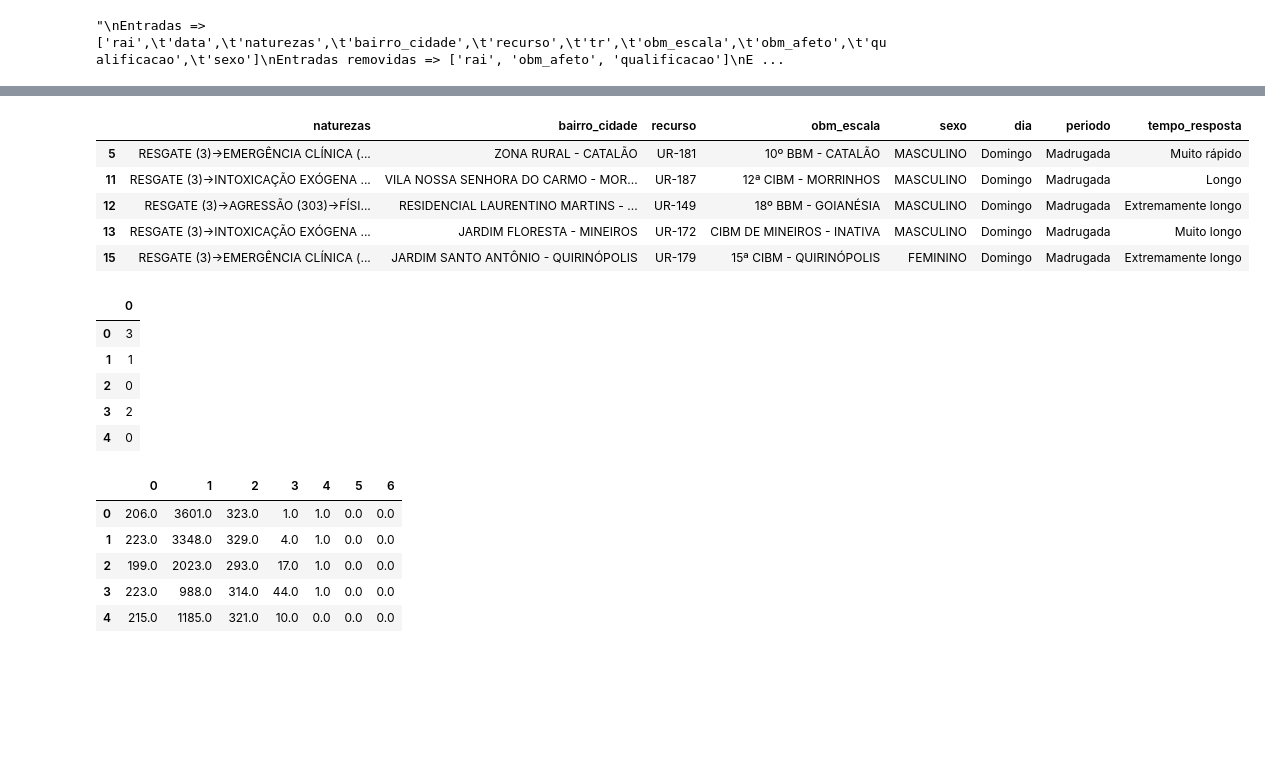
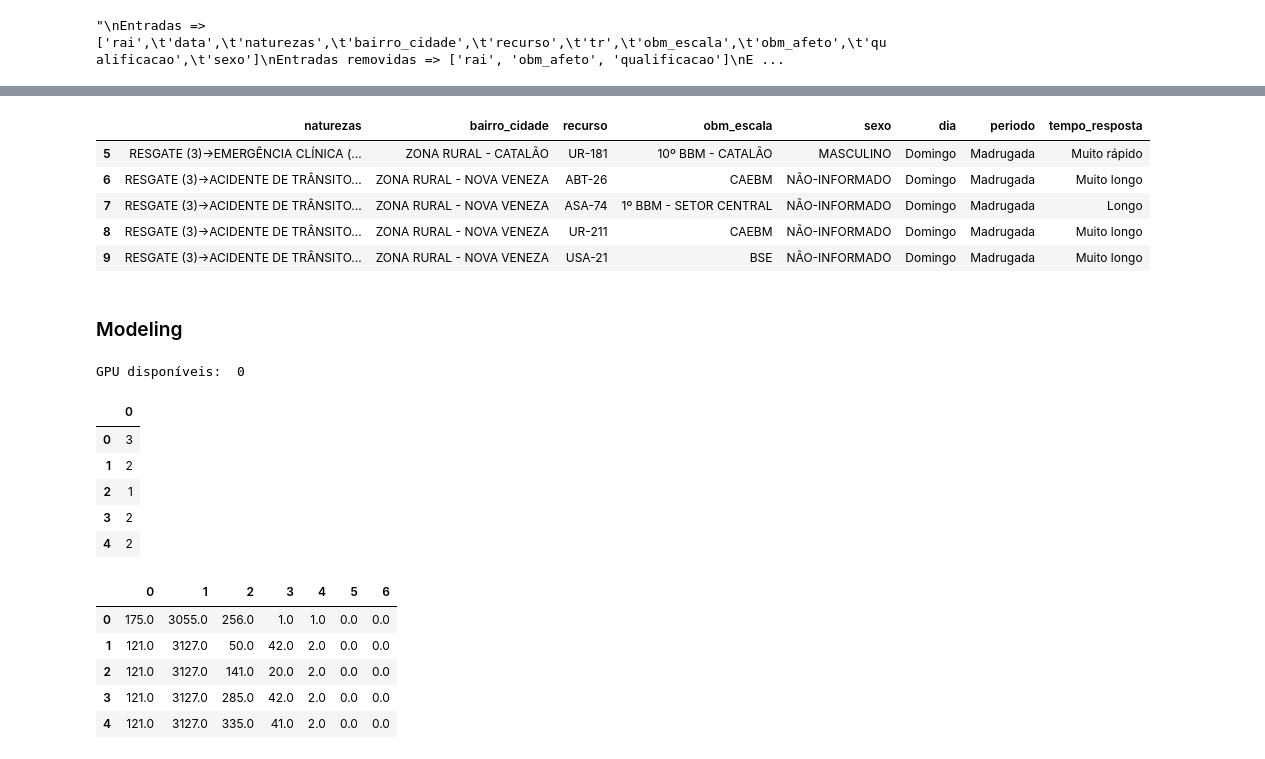
Before and after one commit to higoreller/pos_machine_learning, a Jupyter notebook: src/class/portfolio_project/occurrences_tr.ipynb, the cells around one changed output, grey strips where cells are left out. Cells and saved outputs as stored; diff of their text form; code cells hidden in the pictures; blank space fills up the shorter version.

```diff
--- a/src/class/portfolio_project/occurrences_tr.ipynb
+++ b/src/class/portfolio_project/occurrences_tr.ipynb
@@ -55,24 +103,14 @@ Entradas convertidas em outros dados:
 # %%
-# DATA PRE-PREPARATION
+# DATA PREPARATION
 file_path = '../../../dataset/occurrences.xlsx'
 
-df = pd.read_excel(file_path)
-df = df.drop(["rai", "obm_afeto", "qualificacao"], axis=1).loc[0:200000,:]
+df = pandas.read_excel(file_path)
+df = df.drop(["rai", "obm_afeto", "qualificacao"], axis=1).loc[0:100000,:]
 
 #REMOVING NULL VALUES
-df.loc[pd.isnull(df["data"])]
-df.loc[pd.isnull(df["naturezas"])]
-df.loc[pd.isnull(df["bairro_cidade"])]
-df.loc[pd.isnull(df["tr"])]
-df.loc[pd.isnull(df["obm_escala"])]
-df.loc[pd.isnull(df["sexo"])]
-
-df = df.loc[df["bairro_cidade"] != "(null)"]
-df = df.loc[df["recurso"] != "(null)"]
-df = df.loc[df["tr"] != "(null)"]
-df = df.loc[df["obm_escala"] != "(null)"]
-df = df.loc[df["sexo"] != "(null)"]
-df = df.loc[df["sexo"] != "NÃO-INFORMADO"]
+for column in df.columns:
+    df.loc[pandas.isnull(df[column])]
+    df = df.loc[df[column] != "(null)"]
 
 #TRANSFORMING "data" COLUMN INTO NEW COLUMNS "dia" e "periodo". ALSO TRANSFORMING "tr" COLUMN INTO "tempo_resposta" COLUMN
 
@@ -94,7 +132,6 @@ def period_of_day(timestamp):
         return period[2]
     elif 18 <= timestamp.hour < 24:
         return period[3]
-
 
 
 def response_time(response_time):
@@ -114,37 +151,39 @@ def response_time(response_time):
         if 0 <= total_time_in_minutes <= 10:
             return response_time_metric[0]
         elif 10 < total_time_in_minutes <= 15:
             return response_time_metric[1]
         elif 15 < total_time_in_minutes <= 20:
             return response_time_metric[2]
         elif 20 <  total_time_in_minutes <= 30:
             return response_time_metric[3]
         elif 30 < total_time_in_minutes <= 45:
             return response_time_metric[4]
         elif total_time_in_minutes > 45:
             return response_time_metric[5]
 
 #Lembrar de remover os valores que não são datetime.time do df["tr"]
 df.loc[:, "dia"] = df["data"].apply(day_name)
 df.loc[:, "periodo"] = df["data"].apply(period_of_day)
 df.loc[:, "tempo_resposta"] = df["tr"].apply(response_time)
 
 #REMOVING "DATA" AND "TR" COLUMNS
 
 df = df.drop(["data", "tr"], axis=1)
 
 #REMOVING NONE VALUES
 df = df.dropna()
 df = df.mask(df.eq('None')).dropna()
 df = df.astype(str)
 df.head()
 # %% [output]
 |  | naturezas | bairro_cidade | recurso | obm_escala | sexo | dia | periodo | tempo_resposta |
 | 5 | RESGATE (3)->EMERGÊNCIA CLÍNICA (... | ZONA RURAL - CATALÃO | UR-181 | 10º BBM - CATALÃO | MASCULINO | Domingo | Madrugada | Muito rápido |
-| 11 | RESGATE (3)->INTOXICAÇÃO EXÓGENA ... | VILA NOSSA SENHORA DO CARMO - MOR... | UR-187 | 12ª CIBM - MORRINHOS | MASCULINO | Domingo | Madrugada | Longo |
-| 12 | RESGATE (3)->AGRESSÃO (303)->FÍSI... | RESIDENCIAL LAURENTINO MARTINS - ... | UR-149 | 18º BBM - GOIANÉSIA | MASCULINO | Domingo | Madrugada | Extremamente longo |
-| 13 | RESGATE (3)->INTOXICAÇÃO EXÓGENA ... | JARDIM FLORESTA - MINEIROS | UR-172 | CIBM DE MINEIROS - INATIVA | MASCULINO | Domingo | Madrugada | Muito longo |
-| 15 | RESGATE (3)->EMERGÊNCIA CLÍNICA (... | JARDIM SANTO ANTÔNIO - QUIRINÓPOLIS | UR-179 | 15ª CIBM - QUIRINÓPOLIS | FEMININO | Domingo | Madrugada | Extremamente longo |
+| 6 | RESGATE (3)->ACIDENTE DE TRÂNSITO... | ZONA RURAL - NOVA VENEZA | ABT-26 | CAEBM | NÃO-INFORMADO | Domingo | Madrugada | Muito longo |
+| 7 | RESGATE (3)->ACIDENTE DE TRÂNSITO... | ZONA RURAL - NOVA VENEZA | ASA-74 | 1º BBM - SETOR CENTRAL | NÃO-INFORMADO | Domingo | Madrugada | Longo |
+| 8 | RESGATE (3)->ACIDENTE DE TRÂNSITO... | ZONA RURAL - NOVA VENEZA | UR-211 | CAEBM | NÃO-INFORMADO | Domingo | Madrugada | Muito longo |
+| 9 | RESGATE (3)->ACIDENTE DE TRÂNSITO... | ZONA RURAL - NOVA VENEZA | USA-21 | BSE | NÃO-INFORMADO | Domingo | Madrugada | Muito longo |
+# %% [markdown]
+### Modeling
 # %%
 #COOK PARAMETERS
 class_col = 'tempo_resposta'
@@ -158,4 +198,8 @@ my_optimizer = 'adam'
 my_loss = 'categorical_crossentropy'
+# %%
+print("GPU disponíveis: ", len(tensorflow.config.list_physical_devices('GPU')))
+# %% [output]
+GPU disponíveis:  0
 # %%
 def prepareY(df):
 
@@ -169,14 +213,14 @@ def prepareY(df):
 
 y = prepareY(df)
 df = df.drop([class_col], axis=1)
-pd.DataFrame(y).head()
+pandas.DataFrame(y).head()
 # %% [output]
 |  | 0 |
 | 0 | 3 |
-| 1 | 1 |
-| 2 | 0 |
+| 1 | 2 |
+| 2 | 1 |
 | 3 | 2 |
-| 4 | 0 |
+| 4 | 2 |
 # %%
 numerical_ix = df.select_dtypes(include=['int64', 'float64']).columns
 categorical_ix = df.select_dtypes(include=['object', 'bool']).columns
@@ -193,14 +237,14 @@ column_trans = ColumnTransformer(
 
 column_trans.fit(df)
 X = column_trans.transform(df)
-pd.DataFrame(X).head()
+pandas.DataFrame(X).head()
 # %% [output]
 |  | 0 | 1 | 2 | 3 | 4 | 5 | 6 |
-| 0 | 206.0 | 3601.0 | 323.0 | 1.0 | 1.0 | 0.0 | 0.0 |
-| 1 | 223.0 | 3348.0 | 329.0 | 4.0 | 1.0 | 0.0 | 0.0 |
-| 2 | 199.0 | 2023.0 | 293.0 | 17.0 | 1.0 | 0.0 | 0.0 |
-| 3 | 223.0 | 988.0 | 314.0 | 44.0 | 1.0 | 0.0 | 0.0 |
-| 4 | 215.0 | 1185.0 | 321.0 | 10.0 | 0.0 | 0.0 | 0.0 |
+| 0 | 175.0 | 3055.0 | 256.0 | 1.0 | 1.0 | 0.0 | 0.0 |
+| 1 | 121.0 | 3127.0 | 50.0 | 42.0 | 2.0 | 0.0 | 0.0 |
+| 2 | 121.0 | 3127.0 | 141.0 | 20.0 | 2.0 | 0.0 | 0.0 |
+| 3 | 121.0 | 3127.0 | 285.0 | 42.0 | 2.0 | 0.0 | 0.0 |
+| 4 | 121.0 | 3127.0 | 335.0 | 41.0 | 2.0 | 0.0 | 0.0 |
 # %%
 X_train, X_test, y_train, y_test = train_test_split(X, y, test_size=0.2, random_state=random_seed)
 yhot = np_utils.to_categorical(y)
```
Also changed, not shown: parts of 11 cells of this notebook, 1 other file.
